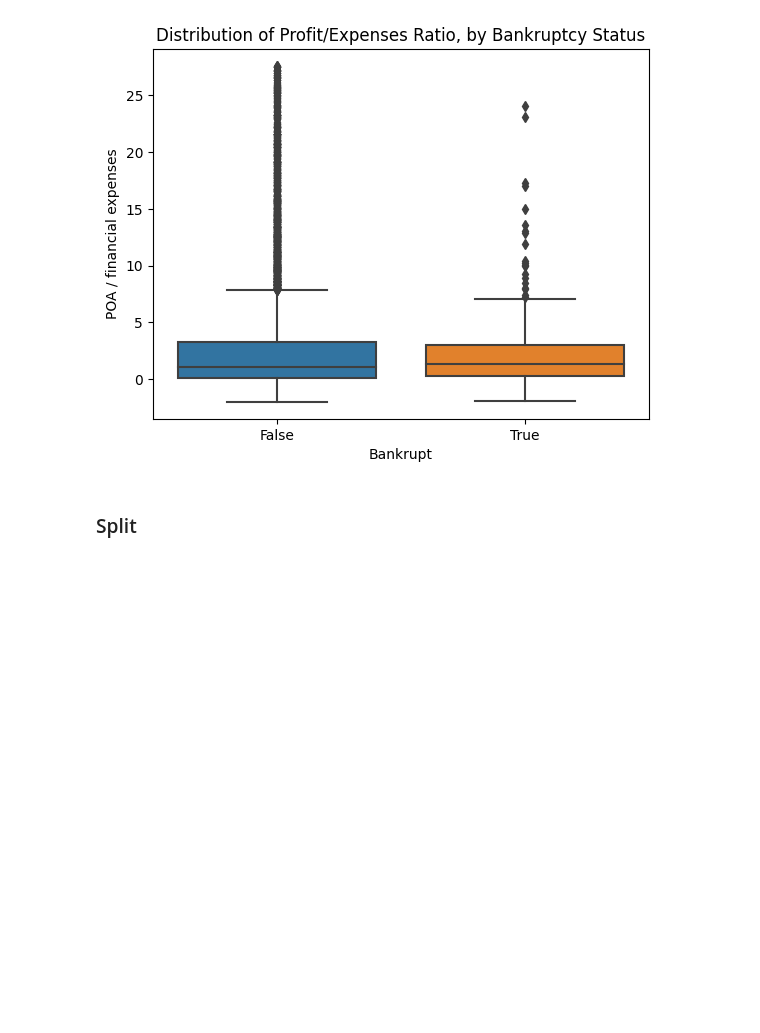
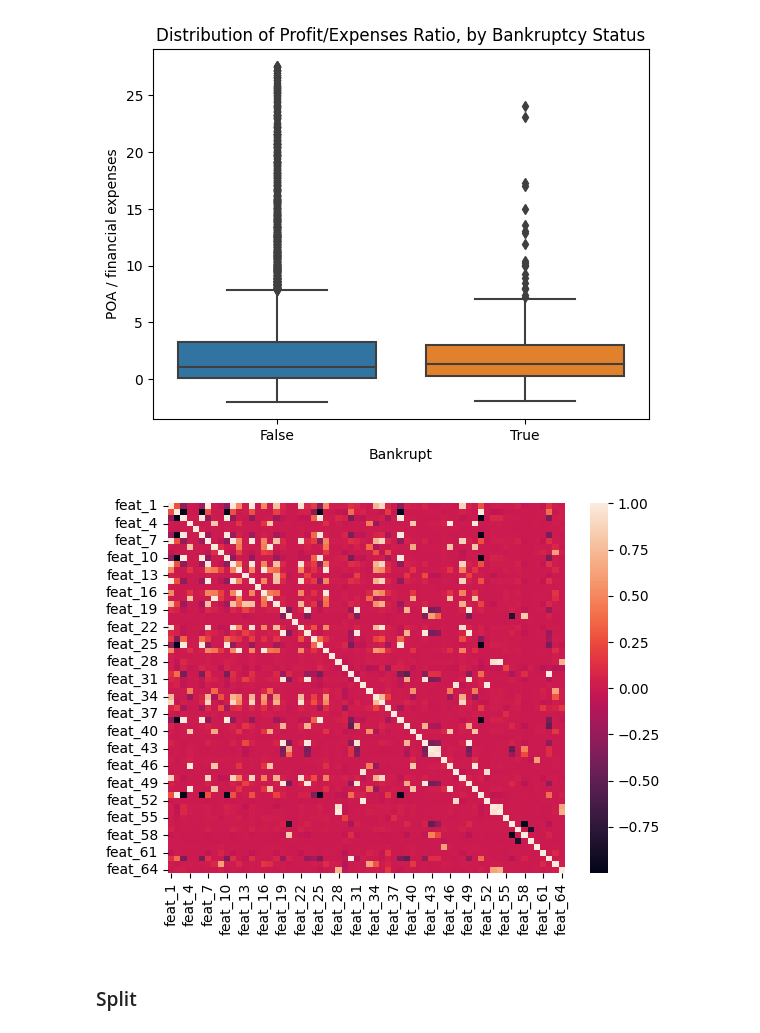
Before and after one commit to noelogbuagu/Data_Science_Portfolio, a Jupyter notebook: 5_Predicting_Bankruptcy/notebook.ipynb, the cells around one changed output. Drawn from its saved outputs; the diff is of its cells as text; code cells hidden in the pictures; blank space fills up the shorter version.

Commit message:
added a correlation heatmap

```diff
--- a/5_Predicting_Bankruptcy/notebook.ipynb
+++ b/5_Predicting_Bankruptcy/notebook.ipynb
@@ -216,6 +216,12 @@ plt.ylabel("POA / financial expenses")
 plt.title("Distribution of Profit/Expenses Ratio, by Bankruptcy Status");
 # %% [output]
 [figure]
+# %%
+# create correlation heatmap
+corr = df.drop(columns="bankrupt").corr()
+sns.heatmap(corr);
+# %% [output]
+[figure, added]
 # %% [markdown]
 ### Split
 # %%
```
